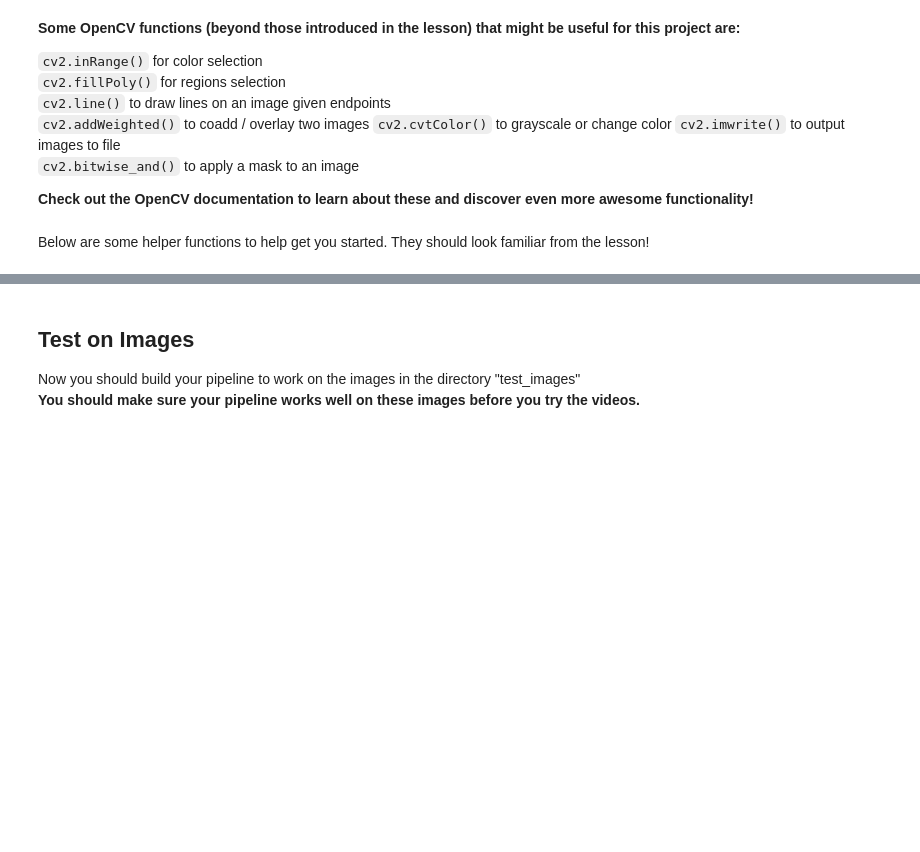
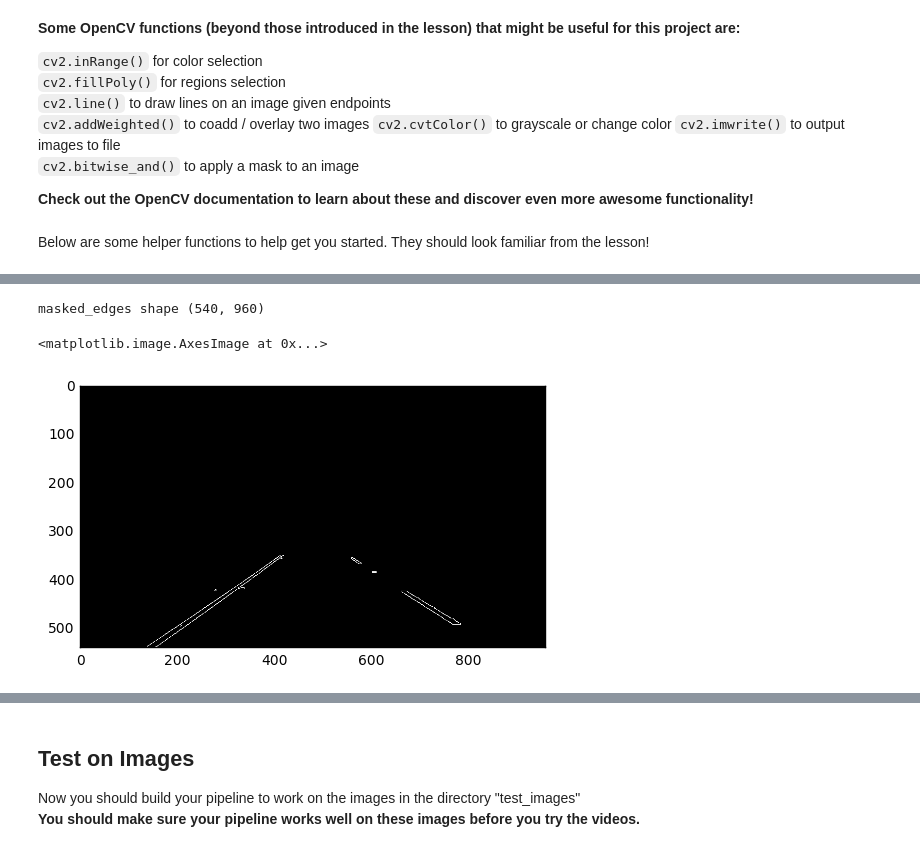
Before and after one commit to anthony-chaudhary/self-driving-car-nanodegree-nd013, a Jupyter notebook: CarND-LaneLines-P1-1/P1.ipynb, the cells around one changed output, grey strips where cells are left out. Saved outputs shown, nothing was run; the diff lists cells and outputs as text; code cells hidden in the pictures; blank space fills up the shorter version.

```diff
--- a/CarND-LaneLines-P1-1/P1.ipynb
+++ b/CarND-LaneLines-P1-1/P1.ipynb
@@ -172,0 +122,36 @@ def weighted_img(img, initial_img, α=0.8, β=1, λ=0.):
+# %%
+def region_of_interest(edges):
+    """
+    Applies an image mask.
+    Only keeps the region of the image defined by the polygon
+    formed from `vertices`. The rest of the image is set to black.
+    #defining a blank mask to start with
+    """
+    #Create a masked edges image
+    mask = np.zeros_like(edges)
+    ignore_mask_color = 255
+
+    # Define a four sided polygon to mask.
+    # numpy.array returns a tuple of number of rows, columns and channels.
+    imshape = edges.shape
+    vertices = np.array([[(50,imshape[0]),(380, 350), (580, 350), (900,imshape[0])]], dtype=np.int32)
+
+    #filling pixels inside the polygon defined by "vertices" with the fill color
+    cv2.fillPoly(mask, vertices, ignore_mask_color)
+
+    #returning the image only where mask pixels are nonzero
+    masked_edges = cv2.bitwise_and(edges, mask)
+    return masked_edges
+
+
+############## UNIT TEST ##############
+test_edges = canny(test_image)
+masked_edges = region_of_interest(test_edges)
+print("masked_edges shape {}".format(masked_edges.shape))
+# again a single channel image
+plt.imshow(masked_edges, cmap='gray')
+######################
+# %% [output]
+masked_edges shape (540, 960)
+<matplotlib.image.AxesImage at 0x...>
+[figure, added]
```
Also changed, not shown: parts of 17 cells of this notebook, 9 other files.
